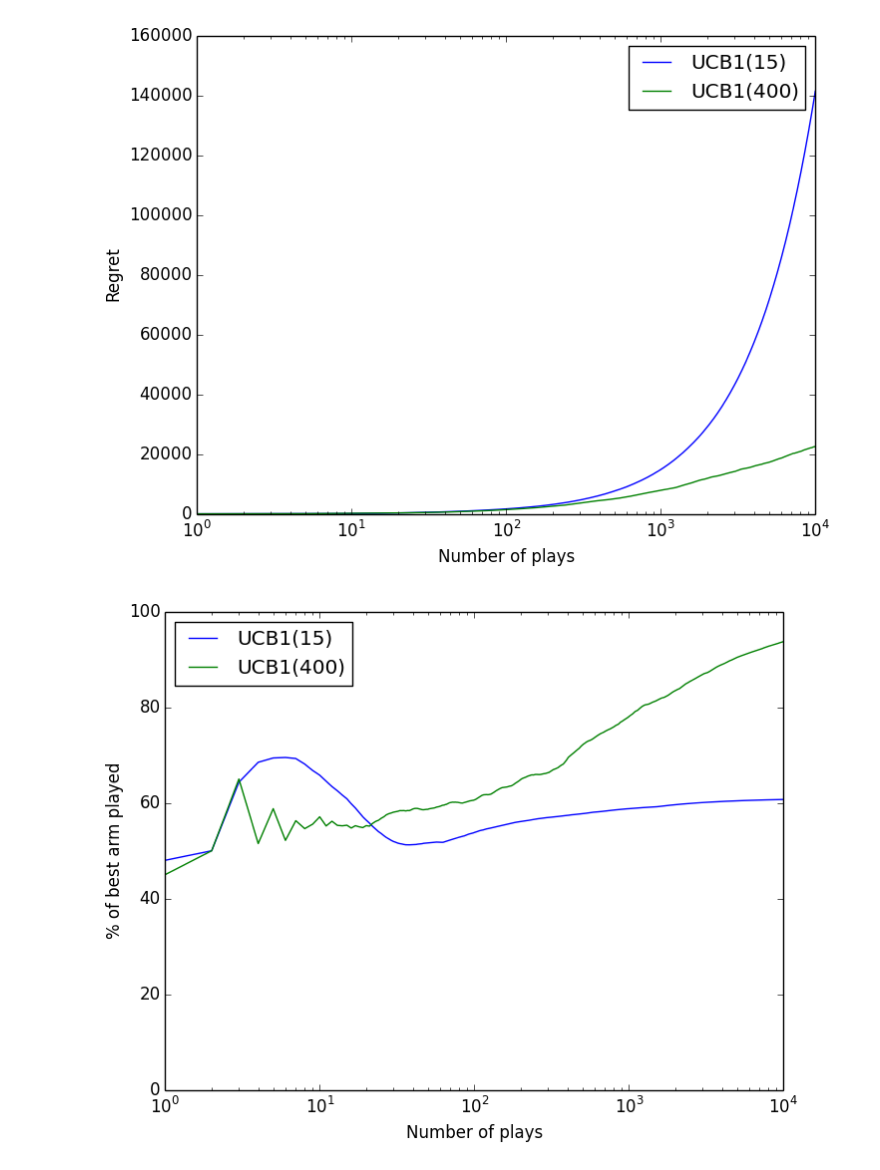
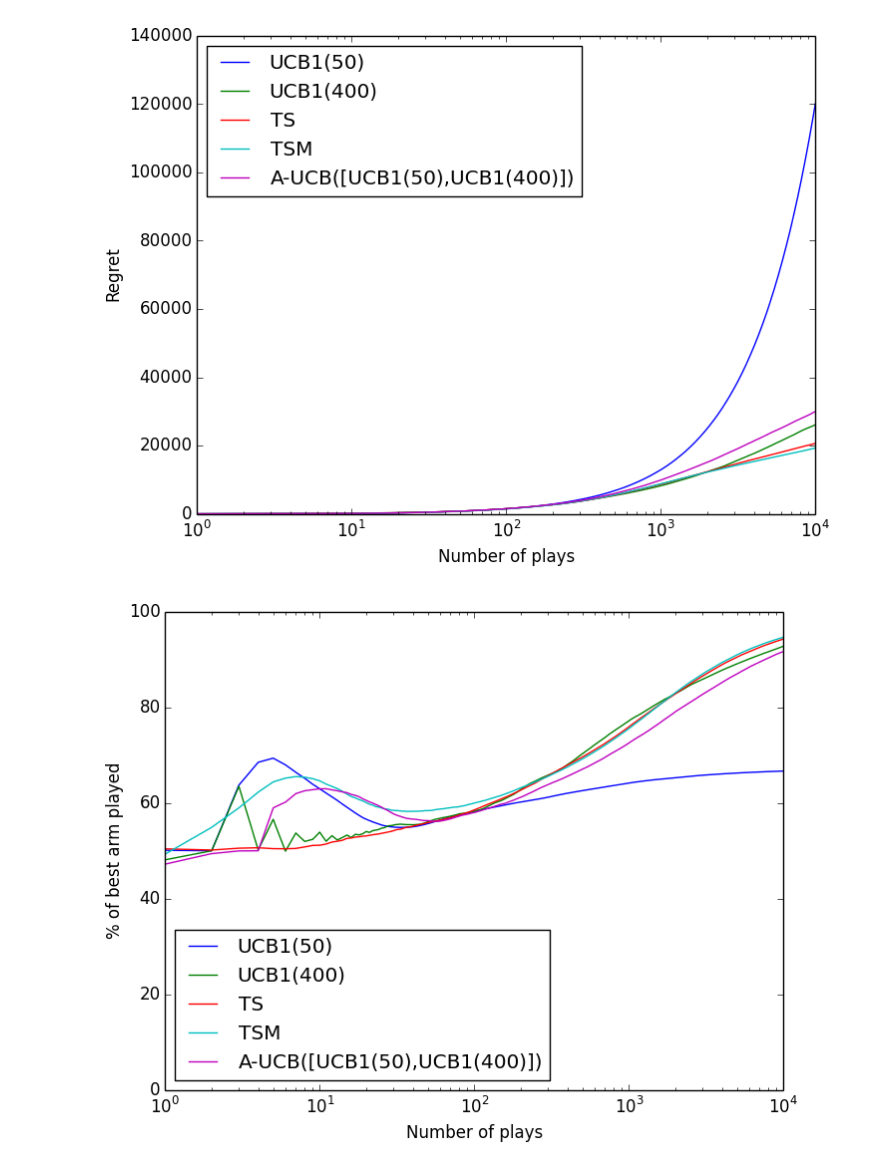
Before and after one commit to neosado/MultiArmedBandit, a Jupyter notebook: IJCAI.ipynb, the cells around one changed output. Drawn from its saved outputs; the diff is of its cells as text; code cells hidden in the pictures.

```diff
--- a/IJCAI.ipynb
+++ b/IJCAI.ipynb
@@ -56,11 +66,11 @@ Best arm: 1
 # %%
-plotExpPolicy([RareDist(0.1, -1000., Truncated(Normal(-30, 4), -50, -10)), RareDist(0.1, -1000., Truncated(Normal(-70, 10), -120, -20))], Any[Any[:UCB1, 15], Any[:UCB1, 400]]);
+plotExpPolicy([RareDist(0.1, -1000., Truncated(Normal(-30, 4), -50, -10)), RareDist(0.1, -1000., Truncated(Normal(-70, 10), -120, -20))], Any[Any[:UCB1, 50], Any[:UCB1, 400], Any[:TS], Any[:TSM, generateArmRewardModel], Any[:AUCB, [genUCBSubArm(50), genUCBSubArm(400)]]], N = 1000, bSave = true);
 # %% [output]
 Arm 1: 0.1, -1000.0; 0.9, Truncated(Distributions.Normal(μ=-30.0, σ=4.0), range=(-50.0, -10.0))
 Arm 2: 0.1, -1000.0; 0.9, Truncated(Distributions.Normal(μ=-70.0, σ=10.0), range=(-120.0, -20.0))
 mean of reward: -127.0, -163.0
 
 Best arm: 1
-[figure, old version]
+[figure, new version]
-[figure, old version]
+[figure, new version]
 # %%
```
Also changed, not shown: parts of 11 cells of this notebook.
